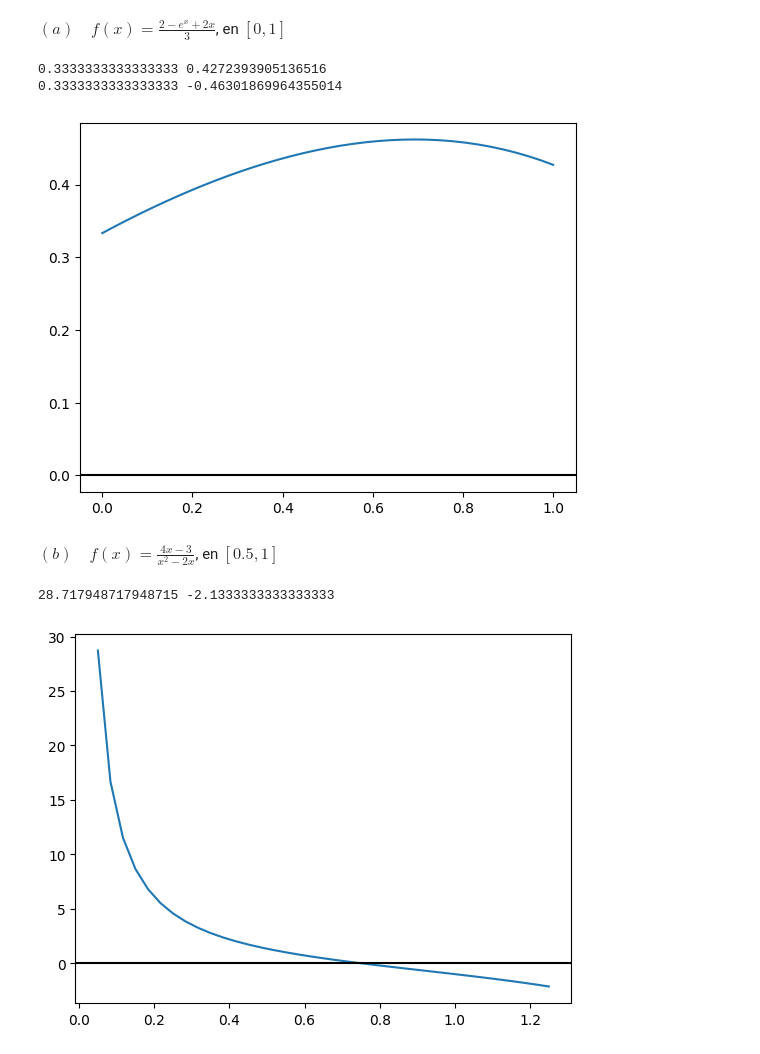
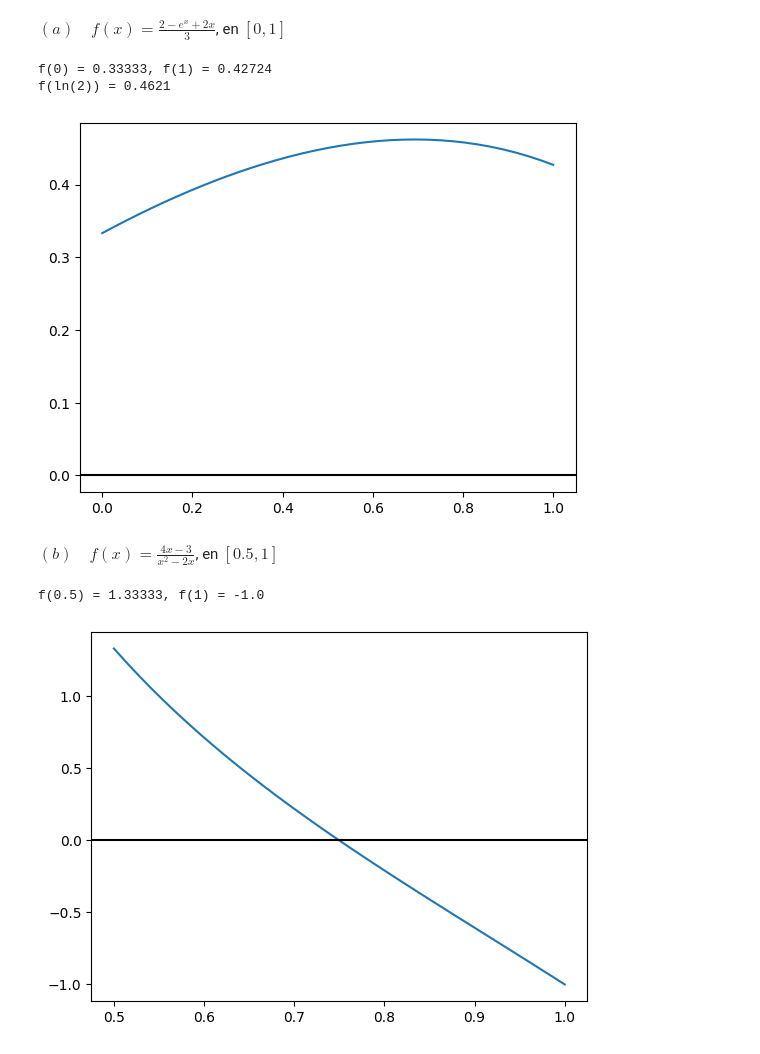
Before and after one commit to Vixuz144/Simu2, a Jupyter notebook: Act1.ipynb, the cells around one changed output. Drawn from its saved outputs; the diff is of its cells as text; code cells hidden in the pictures.

```diff
--- a/Act1.ipynb
+++ b/Act1.ipynb
@@ -131,28 +131,27 @@ f = lambda x: (2-np.exp(x)+2*x)/3
 a, b = 0,1
 x = np.linspace(a, b, 37)
 
-print(f(a), f(b))
-print(f(0), f(2))
-
+print(f'f({a}) = {np.round(f(a), 5)}, f({b}) = {np.round(f(b), 5)}')
+print("f(ln(2)) =", np.round(f(np.log(2)), 5))
 plt.plot(x,(f(x)))
 plt.axhline(0, color='k')
 plt.show()
 # %% [output]
-0.3333333333333333 0.4272393905136516
-0.3333333333333333 -0.46301869964355014
+f(0) = 0.33333, f(1) = 0.42724
+f(ln(2)) = 0.4621
 [figure]
 # %% [markdown]
 $(b) \quad f(x) = \frac{4x-3}{x^2-2x}$, en $[0.5, 1]$
 # %%
 f = lambda x: (4*x-3)/(x**2-2*x)
-a, b = 0.05,1.25
+a, b = 0.5,1
 x = np.linspace(a, b, 37)
 
-print(f(a), f(b))
+print(f'f({a}) = {np.round(f(a), 5)}, f({b}) = {np.round(f(b), 5)}')
 
 plt.plot(x,(f(x)))
 plt.axhline(0, color='k')
 plt.show()
 # %% [output]
-28.717948717948715 -2.1333333333333333
+f(0.5) = 1.33333, f(1) = -1.0
-[figure, old version]
+[figure, new version]
```
Also changed, not shown: parts of 6 cells of this notebook.
